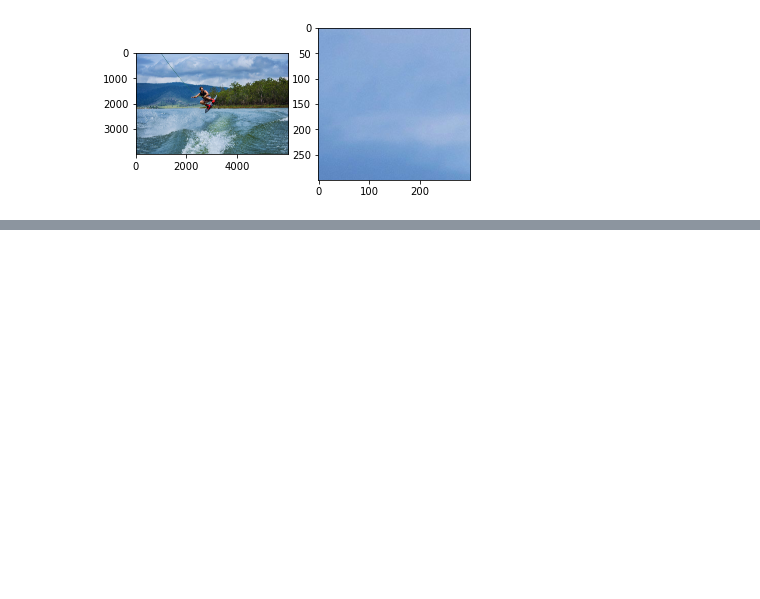
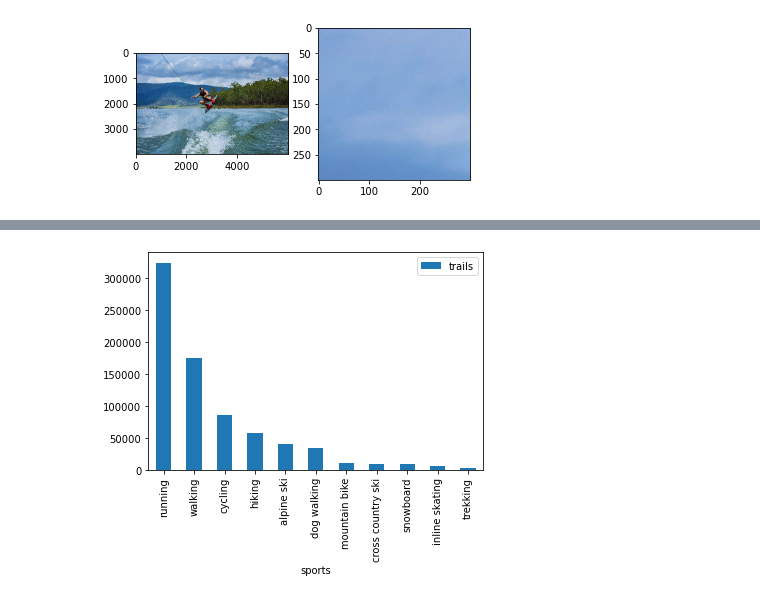
Before and after one commit to alwinruby/AI_Sports, a Jupyter notebook: Basic_Check.ipynb, the cells around one changed output, grey strips where cells are left out. Cells and saved outputs as stored; diff of their text form; code cells hidden in the pictures; blank space fills up the shorter version.

```diff
--- a/Basic_Check.ipynb
+++ b/Basic_Check.ipynb
@@ -62,0 +79,8 @@ plt.show()
+# %%
+d = {'category':['summer','summer','summer','summer','winter', 'all-season',
+'summer', 'winter','winter','summer', 'summer'],
+'sports':['running','walking','cycling','hiking','alpine ski', 'dog walking', 'mountain bike', 'cross country ski', 'snowboard', 'inline skating', 'trekking'],
+'trails':[323909,174189,85908,56751,40339,33573,9957,8817,8674,5495,3051]
+}
+df = pd.DataFrame(d)
+display(df)
@@ -62,0 +157,6 @@ plt.show()
+# %%
+import matplotlib.pyplot as plt
+df.plot(kind='bar', x='sports', y='trails')
+plt.show()
+# %% [output]
+[figure, added]
```
Also changed, not shown: parts of 13 cells of this notebook, 4 other files.
